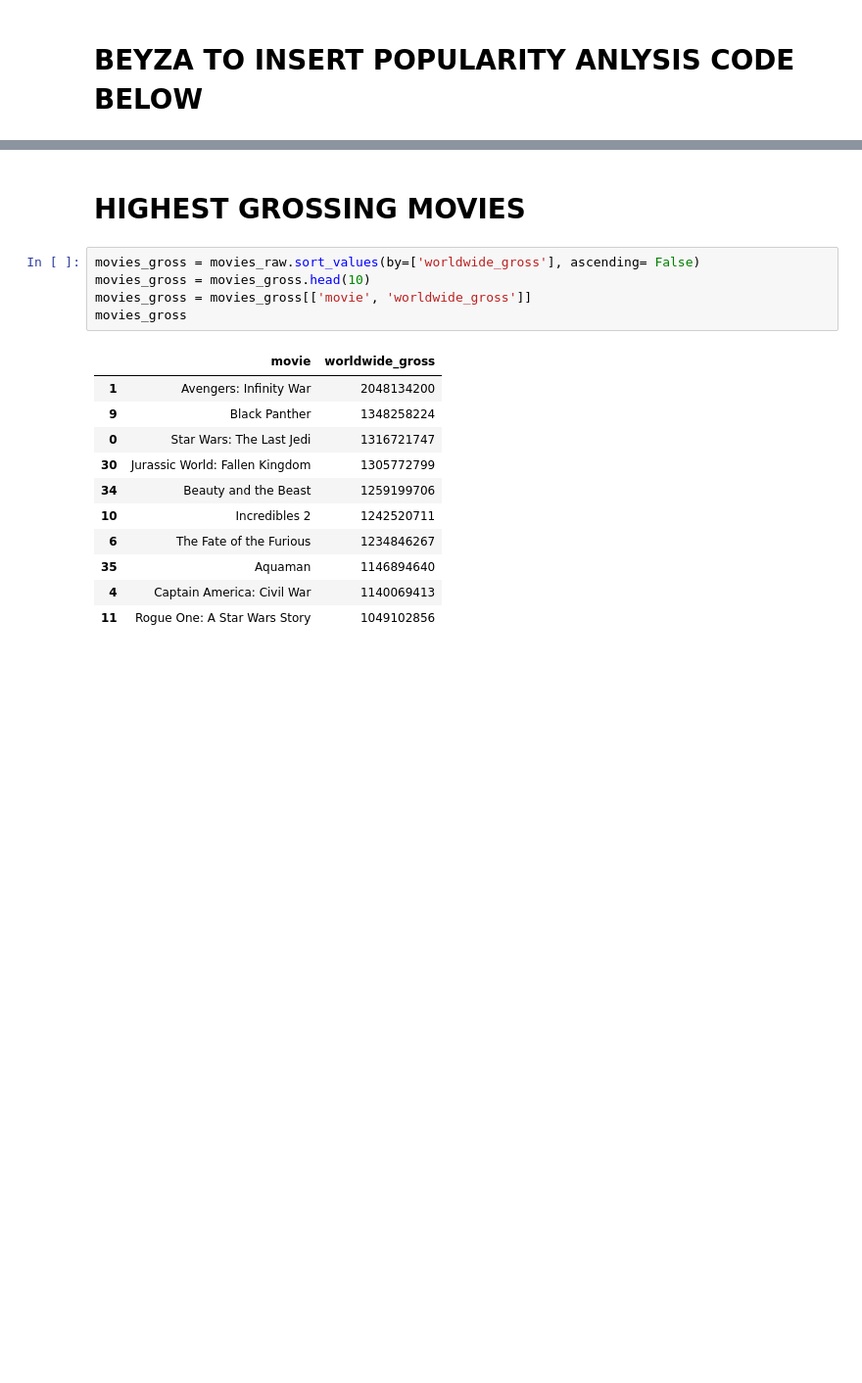
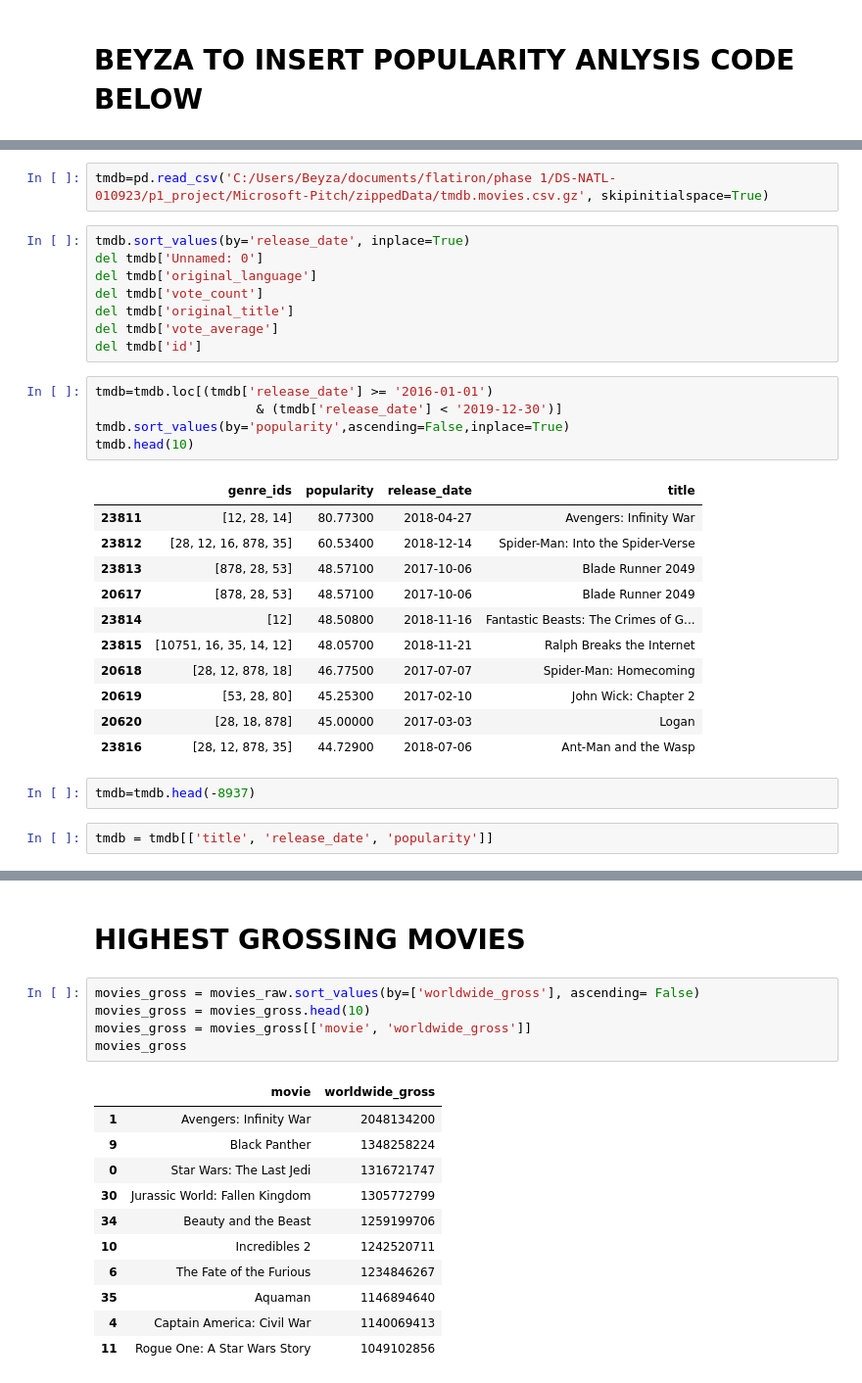
Before and after one commit to jswec/Microsoft-Pitch, a Jupyter notebook: notebooks/exploratory.ipynb, the cells around one changed output, grey strips where cells are left out. Shown: that part at 98% size. Cells and saved outputs as stored; diff of their text form; blank space fills up the shorter version.

Commit message:
updating genre and top 10

```diff
--- a/notebooks/exploratory.ipynb
+++ b/notebooks/exploratory.ipynb
@@ -36,0 +42,31 @@ movies_primary.head()
+# %%
+tmdb=pd.read_csv('C:/Users/Beyza/documents/flatiron/phase 1/DS-NATL-010923/p1_project/Microsoft-Pitch/zippedData/tmdb.movies.csv.gz', skipinitialspace=True)
+# %%
+tmdb.sort_values(by='release_date', inplace=True)
+del tmdb['Unnamed: 0']
+del tmdb['original_language']
+del tmdb['vote_count']
+del tmdb['original_title']
+del tmdb['vote_average']
+del tmdb['id']
+# %%
+tmdb=tmdb.loc[(tmdb['release_date'] >= '2016-01-01')
+                     & (tmdb['release_date'] < '2019-12-30')]
+tmdb.sort_values(by='popularity',ascending=False,inplace=True)
+tmdb.head(10)
+# %% [output]
+|  | genre_ids | popularity | release_date | title |
+| 23811 | [12, 28, 14] | 80.77300 | 2018-04-27 | Avengers: Infinity War |
+| 23812 | [28, 12, 16, 878, 35] | 60.53400 | 2018-12-14 | Spider-Man: Into the Spider-Verse |
+| 23813 | [878, 28, 53] | 48.57100 | 2017-10-06 | Blade Runner 2049 |
+| 20617 | [878, 28, 53] | 48.57100 | 2017-10-06 | Blade Runner 2049 |
+| 23814 | [12] | 48.50800 | 2018-11-16 | Fantastic Beasts: The Crimes of G... |
+| 23815 | [10751, 16, 35, 14, 12] | 48.05700 | 2018-11-21 | Ralph Breaks the Internet |
+| 20618 | [28, 12, 878, 18] | 46.77500 | 2017-07-07 | Spider-Man: Homecoming |
+| 20619 | [53, 28, 80] | 45.25300 | 2017-02-10 | John Wick: Chapter 2 |
+| 20620 | [28, 18, 878] | 45.00000 | 2017-03-03 | Logan |
+| 23816 | [28, 12, 878, 35] | 44.72900 | 2018-07-06 | Ant-Man and the Wasp |
+# %%
+tmdb=tmdb.head(-8937)
+# %%
+tmdb = tmdb[['title', 'release_date', 'popularity']]
```
Also changed, not shown: parts of 3 cells of this notebook.
